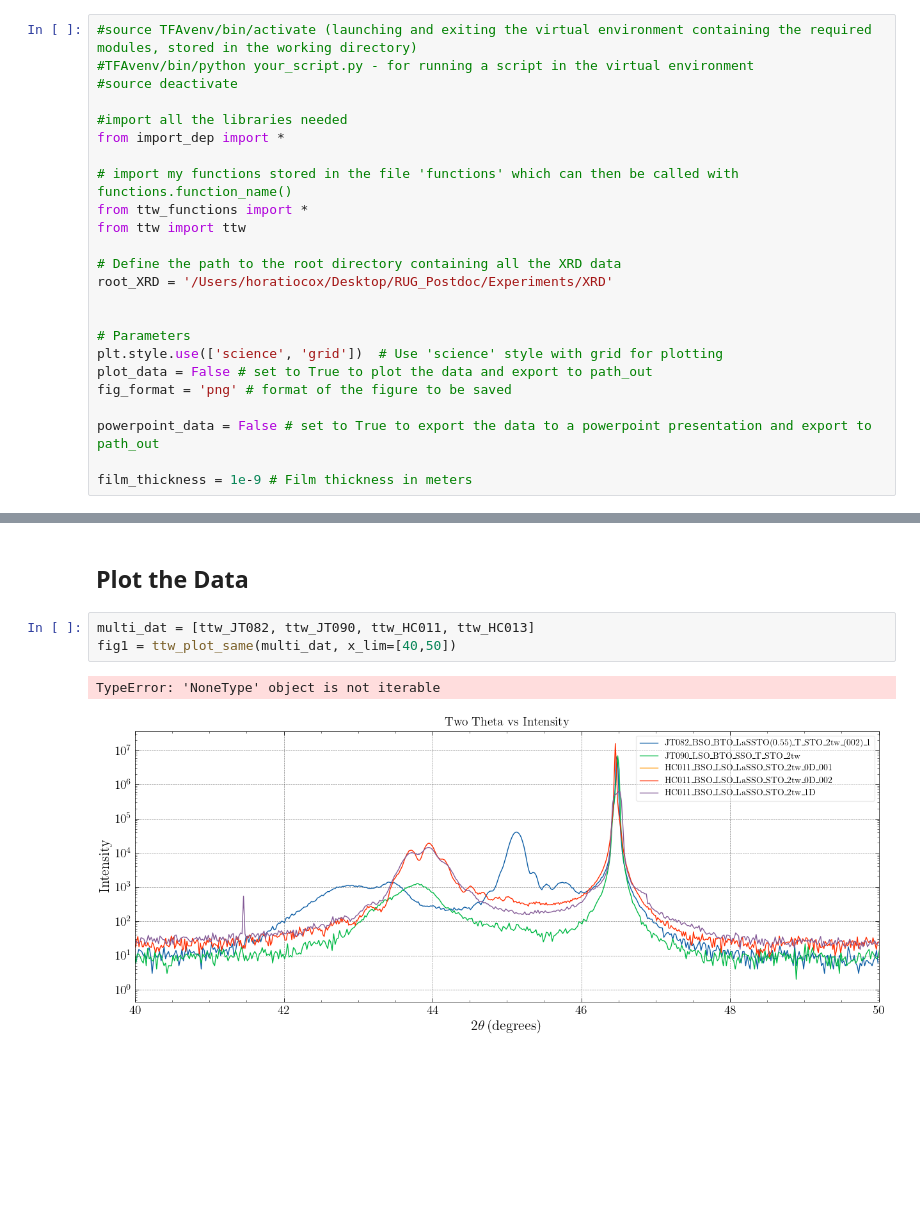
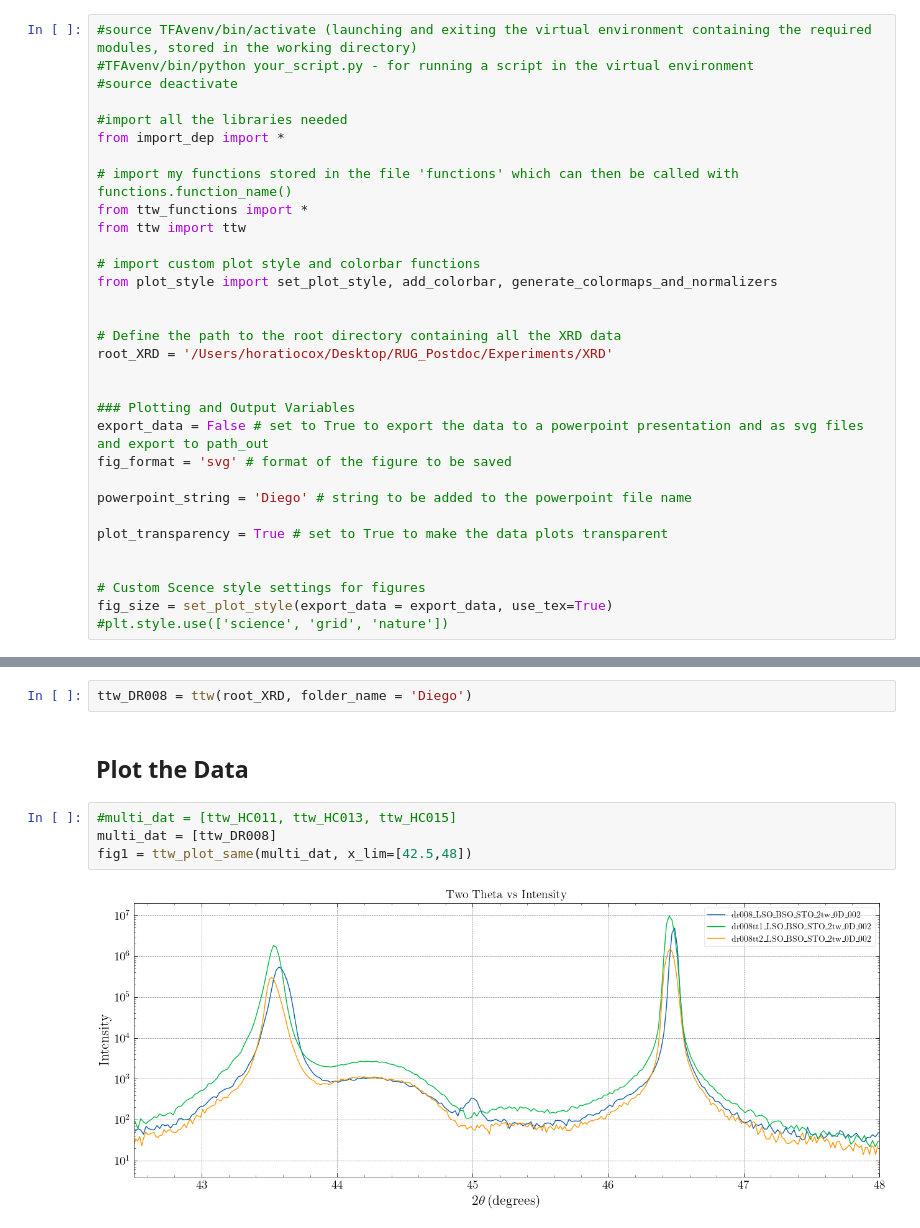
Before and after one commit to hc3413/Thin_Film_Analysis, a Jupyter notebook: ttw_Analysis.ipynb, the cells around one changed output, grey strips where cells are left out. Saved outputs shown, nothing was run; the diff lists cells and outputs as text; blank space fills up the shorter version.

```diff
--- a/ttw_Analysis.ipynb
+++ b/ttw_Analysis.ipynb
@@ -10,18 +10,26 @@ from import_dep import *
 from ttw_functions import *
 from ttw import ttw
 
+# import custom plot style and colorbar functions
+from plot_style import set_plot_style, add_colorbar, generate_colormaps_and_normalizers
+
+
 # Define the path to the root directory containing all the XRD data
 root_XRD = '/Users/horatiocox/Desktop/RUG_Postdoc/Experiments/XRD'
 
 
-# Parameters
-plt.style.use(['science', 'grid'])  # Use 'science' style with grid for plotting
-plot_data = False # set to True to plot the data and export to path_out
-fig_format = 'png' # format of the figure to be saved
+### Plotting and Output Variables
+export_data = False # set to True to export the data to a powerpoint presentation and as svg files and export to path_out
+fig_format = 'svg' # format of the figure to be saved
 
-powerpoint_data = False # set to True to export the data to a powerpoint presentation and export to path_out
+powerpoint_string = 'Diego' # string to be added to the powerpoint file name
 
-film_thickness = 1e-9 # Film thickness in meters
+plot_transparency = True # set to True to make the data plots transparent
+
+
+# Custom Scence style settings for figures
+fig_size = set_plot_style(export_data = export_data, use_tex=True)
+#plt.style.use(['science', 'grid', 'nature'])
 # %% [markdown]
 ## Import Data
 # %%
@@ -52,8 +63,10 @@ Error: No files with .csv or .txt extension were found with 2tw in their name.
+# %%
+ttw_DR008 = ttw(root_XRD, folder_name = 'Diego')
 # %% [markdown]
 ## Plot the Data
 # %%
-multi_dat = [ttw_JT082, ttw_JT090, ttw_HC011, ttw_HC013]
-fig1 = ttw_plot_same(multi_dat, x_lim=[40,50])
+#multi_dat = [ttw_HC011, ttw_HC013, ttw_HC015]
+multi_dat = [ttw_DR008]
+fig1 = ttw_plot_same(multi_dat, x_lim=[42.5,48])
 # %% [output]
-TypeError: 'NoneType' object is not iterable
-[figure, old version]
+[figure, new version]
```
Also changed, not shown: parts of 1 cell of this notebook, 2 other files.
